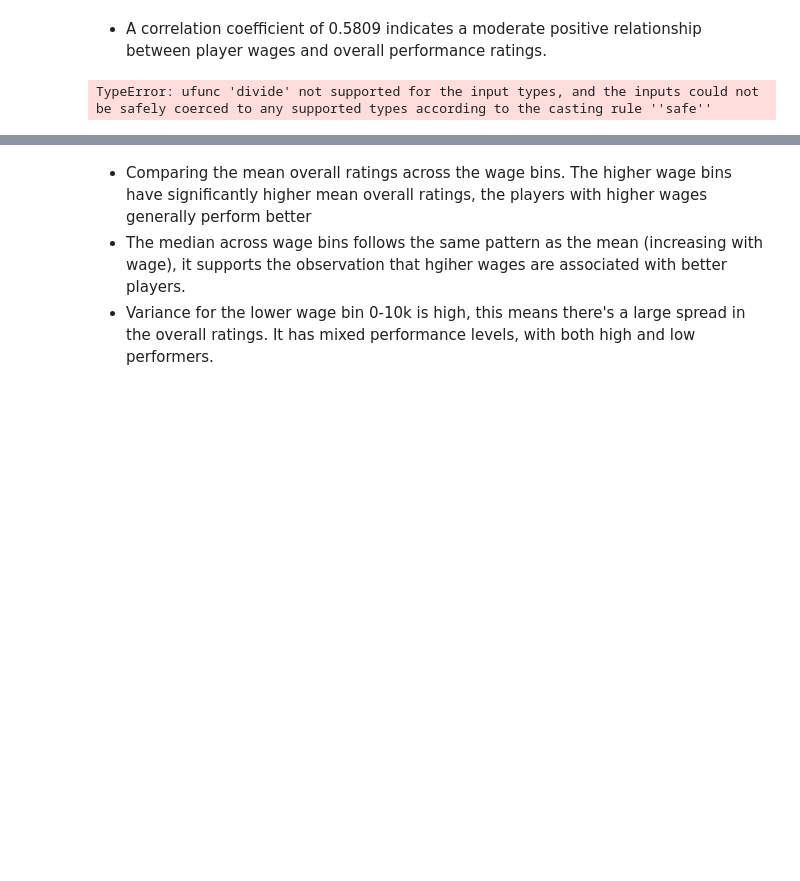
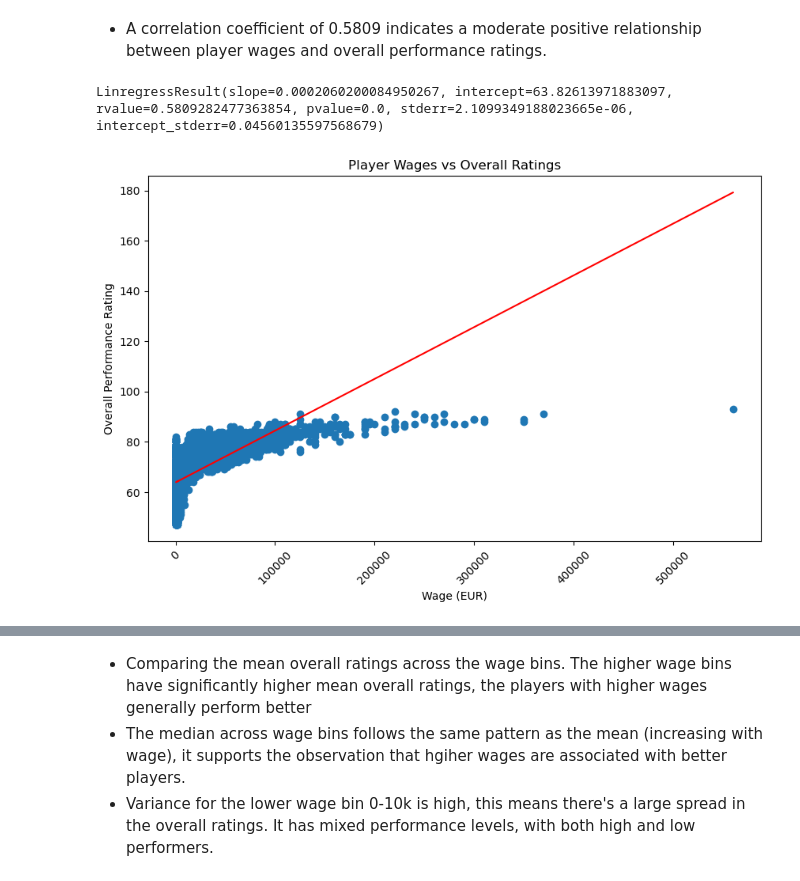
Before and after one commit to hiepxuanho/MSU-Project1, a Jupyter notebook: fifa21.ipynb, the cells around one changed output, grey strips where cells are left out. Saved outputs shown, nothing was run; the diff lists cells and outputs as text; code cells hidden in the pictures; blank space fills up the shorter version.

```diff
--- a/fifa21.ipynb
+++ b/fifa21.ipynb
@@ -149,12 +161,23 @@ Correlation between wage and overall performance: 0.5809282477363932
 - A correlation coefficient of 0.5809 indicates a moderate positive relationship between player wages and overall performance ratings.
 # %%
 # Calculate a linear regression model
-model = st.linregress(df_performance['wage_bin'],df_performance['overall'])
+model = st.linregress(df_performance['wage_eur'],df_performance['overall'])
+model
 # %% [output]
-TypeError: ufunc 'divide' not supported for the input types, and the inputs could not be safely coerced to any supported types according to the casting rule ''safe''
+LinregressResult(slope=0.0002060200084950267, intercept=63.82613971883097, rvalue=0.5809282477363854, pvalue=0.0, stderr=2.1099349188023665e-06, intercept_stderr=0.04560135597568679)
 # %%
 # Plot the scatter plot with regression
-y_values = capomulin_average['Weight (g)']*model[0]+model[1]
+y_values = df_performance['wage_eur']*model[0]+model[1]
+plt.figure(figsize=(10, 6))
+plt.scatter(df_performance['wage_eur'],df_performance['overall'])
+plt.plot(df_performance['wage_eur'], y_values, 'r-', label="Regression line")
+plt.title('Player Wages vs Overall Ratings')
+plt.xlabel('Wage (EUR)')
+plt.ylabel('Overall Performance Rating')
+plt.xticks(rotation=45)
+plt.show()
+# %% [output]
+[figure, added]
 # %%
 # Step 3: Group by wage_bin and calculate summary statistics for overall performance
 summary_stats_binned = df_performance.groupby('wage_bin')['overall'].agg(['mean', 'median', 'var', 'std', 'sem'])
```
Also changed, not shown: parts of 13 cells of this notebook.
